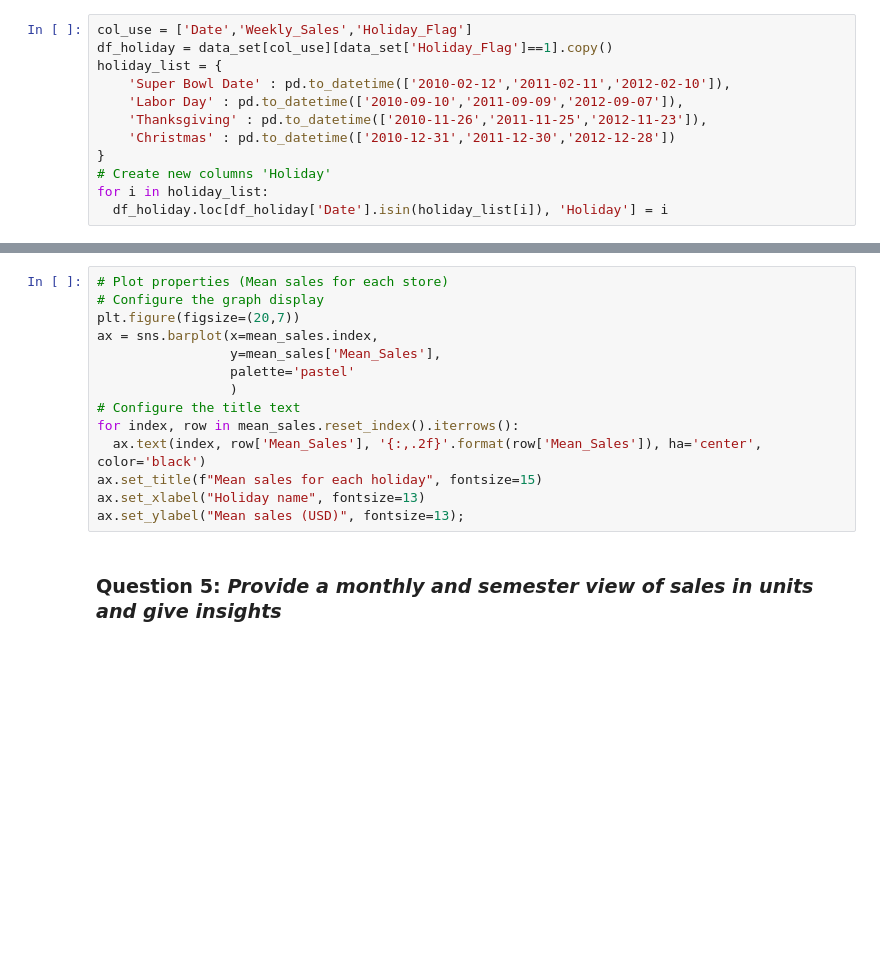
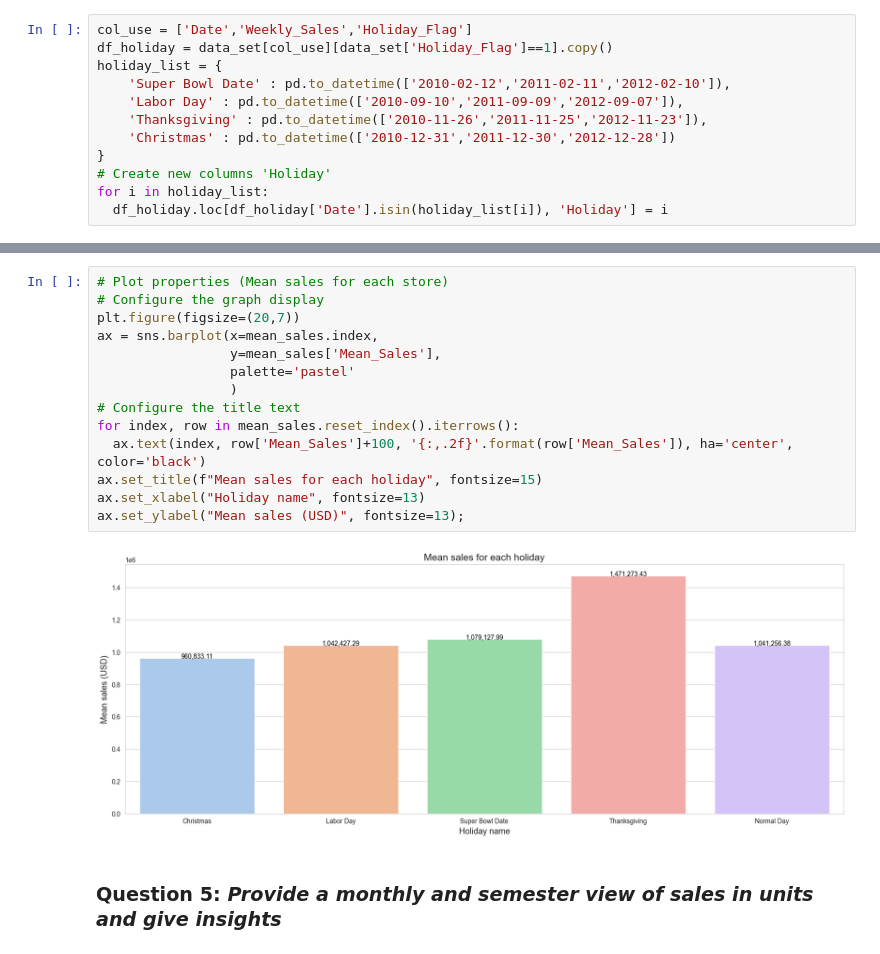
Before and after one commit to ENDYOU3/Walmart_sales_forecast, a Jupyter notebook: Analyzing Data Walmark.ipynb, the cells around one changed output, grey strips where cells are left out. Cells and saved outputs as stored; diff of their text form; blank space fills up the shorter version.

```diff
--- a/Analyzing Data Walmark.ipynb
+++ b/Analyzing Data Walmark.ipynb
@@ -338,17 +364,19 @@ print(f"'{mean_sales['Mean_Sales'].idxmax()}' holiday has higher sales than anot
 # %%
 # Plot properties (Mean sales for each store)
 # Configure the graph display
 plt.figure(figsize=(20,7))
 ax = sns.barplot(x=mean_sales.index,
                  y=mean_sales['Mean_Sales'],
                  palette='pastel'
                  )
 # Configure the title text
 for index, row in mean_sales.reset_index().iterrows():
-  ax.text(index, row['Mean_Sales'], '{:,.2f}'.format(row['Mean_Sales']), ha='center', color='black')
+  ax.text(index, row['Mean_Sales']+100, '{:,.2f}'.format(row['Mean_Sales']), ha='center', color='black')
 ax.set_title(f"Mean sales for each holiday", fontsize=15)
 ax.set_xlabel("Holiday name", fontsize=13)
 ax.set_ylabel("Mean sales (USD)", fontsize=13);
+# %% [output]
+[figure, added]
 # %% [markdown]
 ### **Question 5:** *Provide a monthly and semester view of sales in units and give insights*
 # %%
```
Also changed, not shown: parts of 27 cells of this notebook.
